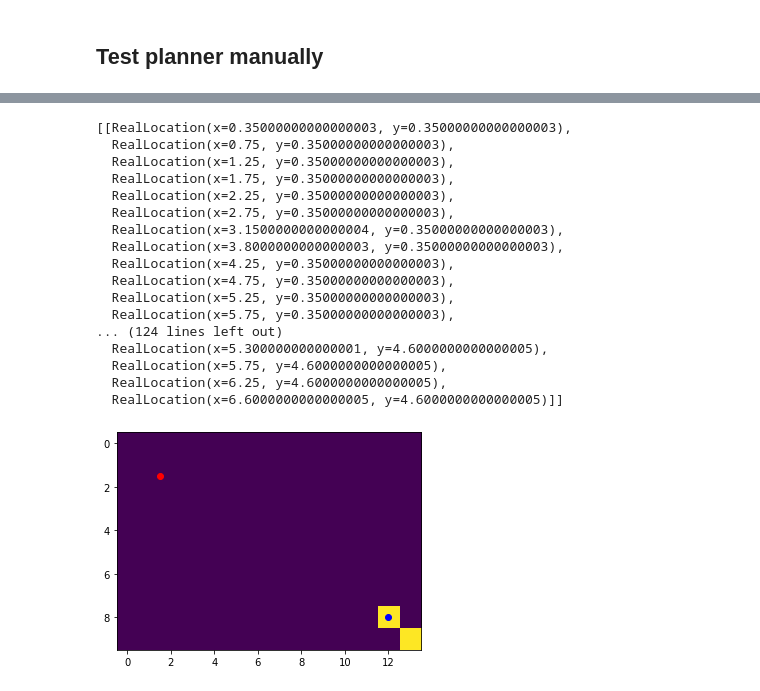
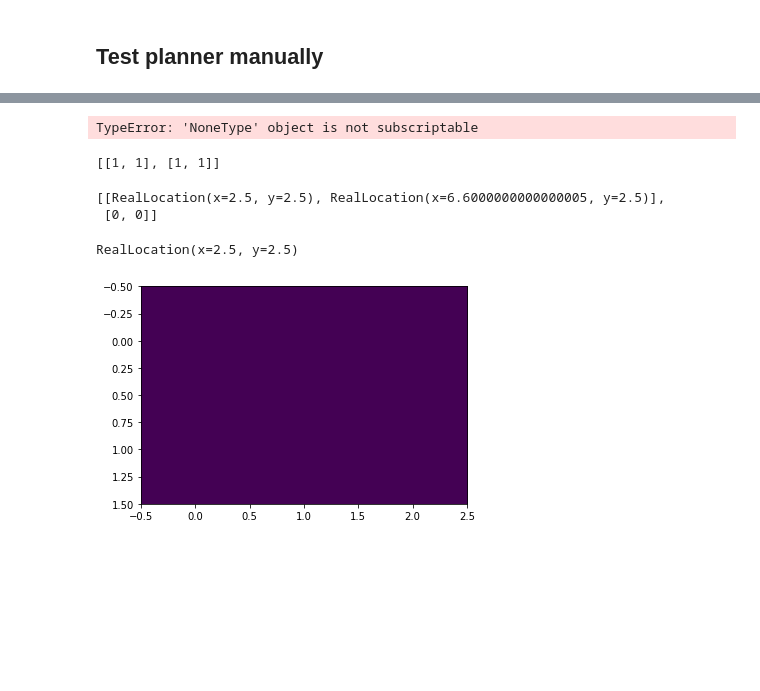
Before and after one commit to aliencaocao/TIL-2022, a Jupyter notebook: til-final-2022.1.1-lower/Robo_autonomy_wip.ipynb, the cells around one changed output, grey strips where cells are left out. Drawn from its saved outputs; the diff is of its cells as text; code cells hidden in the pictures; blank space fills up the shorter version.

```diff
--- a/til-final-2022.1.1-lower/Robo_autonomy_wip.ipynb
+++ b/til-final-2022.1.1-lower/Robo_autonomy_wip.ipynb
@@ -496,5 +479,5 @@ class MyPlanner:
 # %%
-myplanner = MyPlanner(map_, waypoint_sparsity = 1, optimize_threshold=5)
+myplanner = MyPlanner(map_, waypoint_sparsity = 1, optimize_threshold=5, biggrid_size=4.99)
 #curr_loi = RealLocation(x=1.0, y=2.5)
 pose = RealPose(x=0.5, y=4.0, z=0.0)
 # %%
@@ -529,20 +503,5 @@ myplanner.visit(RealLocation(x=6.92423,y=4.8453489))
-# %%
-myplanner.big_grid_centre
-# %% [output]
-[[RealLocation(x=0.35000000000000003, y=0.35000000000000003),
-  RealLocation(x=0.75, y=0.35000000000000003),
-  RealLocation(x=1.25, y=0.35000000000000003),
-  RealLocation(x=1.75, y=0.35000000000000003),
-  RealLocation(x=2.25, y=0.35000000000000003),
-  RealLocation(x=2.75, y=0.35000000000000003),
-  RealLocation(x=3.1500000000000004, y=0.35000000000000003),
-  RealLocation(x=3.8000000000000003, y=0.35000000000000003),
-  RealLocation(x=4.25, y=0.35000000000000003),
-  RealLocation(x=4.75, y=0.35000000000000003),
-  RealLocation(x=5.25, y=0.35000000000000003),
-  RealLocation(x=5.75, y=0.35000000000000003),
-... (124 lines left out)
-  RealLocation(x=5.300000000000001, y=4.6000000000000005),
-  RealLocation(x=5.75, y=4.6000000000000005),
-  RealLocation(x=6.25, y=4.6000000000000005),
-  RealLocation(x=6.6000000000000005, y=4.6000000000000005)]]
+# %%
+for i in range(50):
+    pose = myplanner.get_explore(pose[:2], debug=False)
+# %% [output]
+TypeError: 'NoneType' object is not subscriptable
@@ -549,14 +512,27 @@ myplanner.big_grid_centre
+# %%
+myplanner.big_grid
+# %% [output]
+[[1, 1], [1, 1]]
+# %%
+myplanner.big_grid_centre
+# %% [output]
+[[RealLocation(x=2.5, y=2.5), RealLocation(x=6.6000000000000005, y=2.5)],
+ [0, 0]]
+# %%
+myplanner.get_explore(pose[:2])
+# %% [output]
+RealLocation(x=2.5, y=2.5)
 # %%
 plt.imshow(myplanner.big_grid)
 #1 unit = 0.5m, so *2 from the real coordinates
 #Plt thinks that box 0,0 represents box -0.5,-0.5 to 0.5,0.5
 #But actually it represents 0,0 to 1,1
 #For an accurate visualisation, -0.5 (Still quite scammy yes)
-plt.scatter(12,8,c="blue")
-plt.scatter(1*2-0.5,1*2-0.5,c="red")
+#plt.scatter(12,8,c="blue")
+#plt.scatter(1*2-0.5,1*2-0.5,c="red")
 plt.show()
 # %% [output]
-[figure, old version]
+[figure, new version]
 # %%
 import time
 start = time.time()
```
Also changed, not shown: parts of 10 cells of this notebook.
